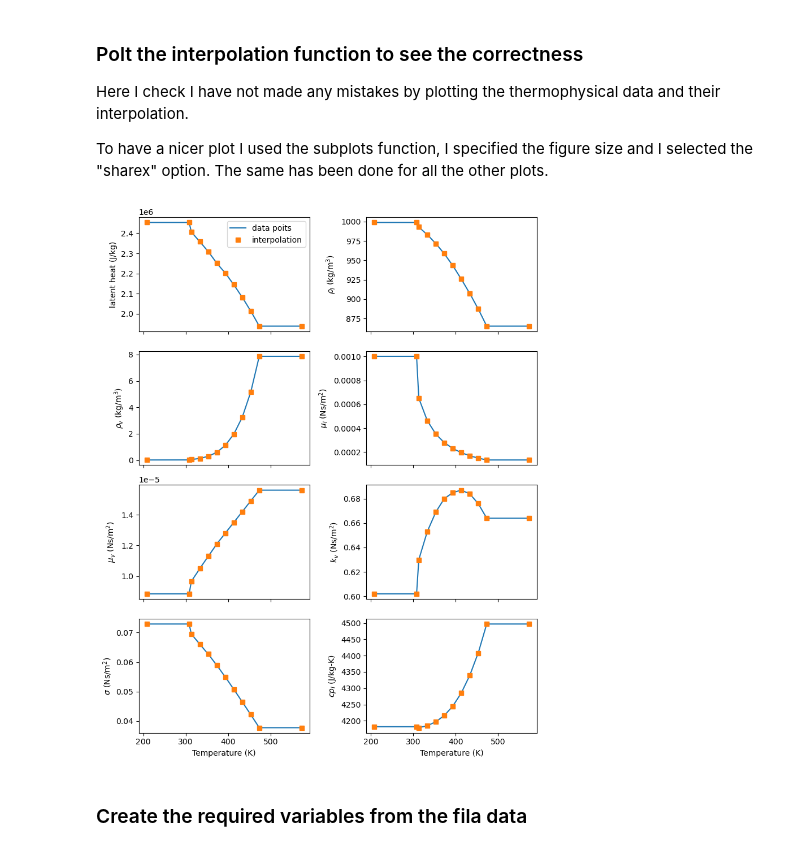
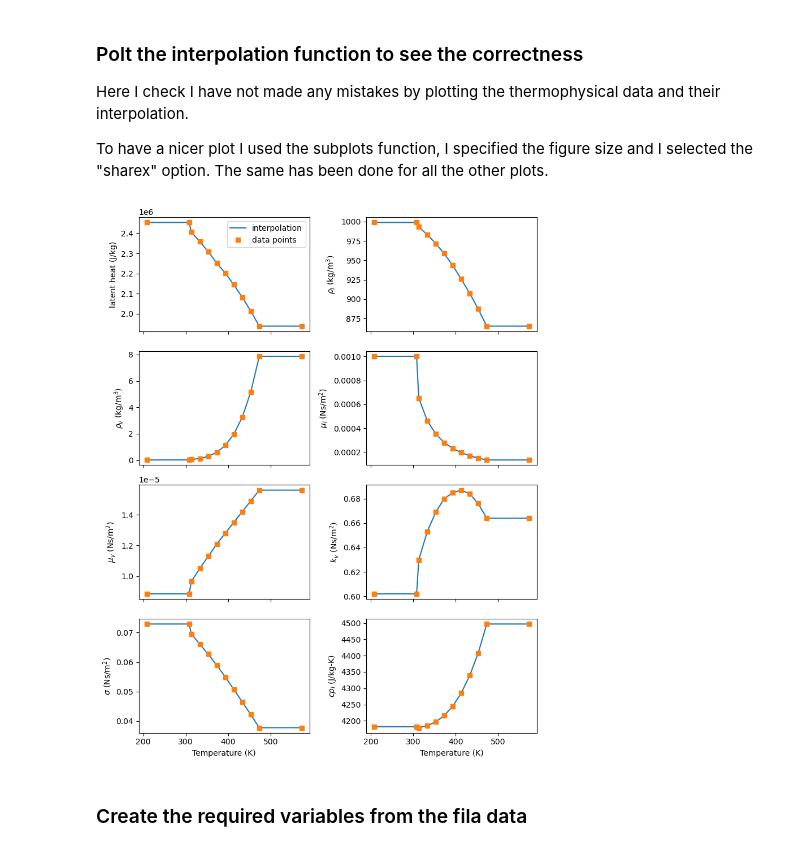
Before and after one commit to riccardoBocce/python_exam, a Jupyter notebook: heat_pipe_modeling.ipynb, the cells around one changed output. Drawn from its saved outputs; the diff is of its cells as text; code cells hidden in the pictures.

```diff
--- a/heat_pipe_modeling.ipynb
+++ b/heat_pipe_modeling.ipynb
@@ -274,7 +274,7 @@ fig, axs = plt.subplots(4,2,sharex=True, figsize = (8,10))
 
 
 axs[0,0].plot(temperature_for_plot,hlv_sat(temperature_for_plot), label = "interpolation")
-axs[0,0].plot(temperature_for_fit,latentheat_for_fit, linestyle = "none", marker = "s", label = "thermopdata points")
+axs[0,0].plot(temperature_for_fit,latentheat_for_fit, linestyle = "none", marker = "s", label = "data points")
 axs[0,0].set_ylabel("latent heat (J/kg)")
 axs[0,0].legend()
 
@@ -295,34 +295,34 @@ axs[2,0].plot(temperature_for_fit,vaporviscosity_for_fit, linestyle = "none", ma
 axs[2,0].set_ylabel("$\mu_v$ (Ns/m$^2$)")
 
 axs[2,1].plot(temperature_for_plot,kl_sat(temperature_for_plot))
 axs[2,1].plot(temperature_for_fit,liquidconductivity_for_fit, linestyle = "none", marker = "s")
 axs[2,1].set_ylabel("$k_v$ (Ns/m$^2$)")
 
 axs[3,0].plot(temperature_for_plot,sigma_sat(temperature_for_plot))
 axs[3,0].plot(temperature_for_fit,liquidtension_for_fit, linestyle = "none", marker = "s")
 axs[3,0].set_ylabel("$\sigma$ (Ns/m$^2$)")
 axs[3,0].set_xlabel("Temperature (K)")
 
 axs[3,1].plot(temperature_for_plot,cl_sat(temperature_for_plot))
 axs[3,1].plot(temperature_for_fit,liquidcapacity_for_fit, linestyle = "none", marker = "s")
 axs[3,1].set_ylabel("$cp_l$ (J/kg-K)")
 axs[3,1].set_xlabel("Temperature (K)")
 
 axs[3,0].ticklabel_format(style="sci", axis = "y")
 axs[3,1].ticklabel_format(style="sci", axis = "y")
 
 axs[2,0].ticklabel_format(style="sci", axis = "y")
 axs[2,1].ticklabel_format(style="sci", axis = "y")
 
 axs[1,0].ticklabel_format(style="sci", axis = "y")
 axs[1,1].ticklabel_format(style="sci", axis = "y")
 
 axs[0,0].ticklabel_format(style="sci", axis = "y")
 axs[0,1].ticklabel_format(style="sci", axis = "y")
 
 fig.tight_layout() #adjust space between subplots, minimize overlap
 # %% [output]
-[figure, old version]
+[figure, new version]
 # %% [markdown]
 ### Create the required variables from the fila data
 # %% [markdown]
```
Also changed, not shown: parts of 38 cells of this notebook, 1 other file.
